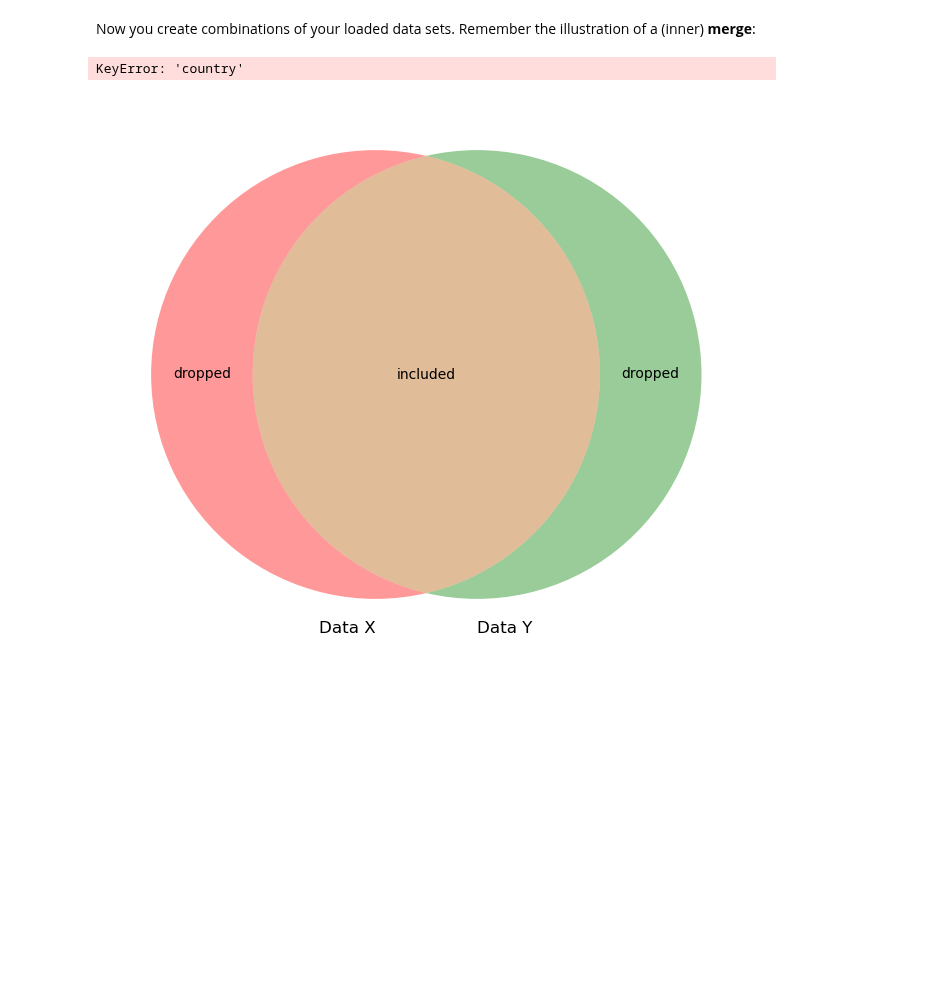
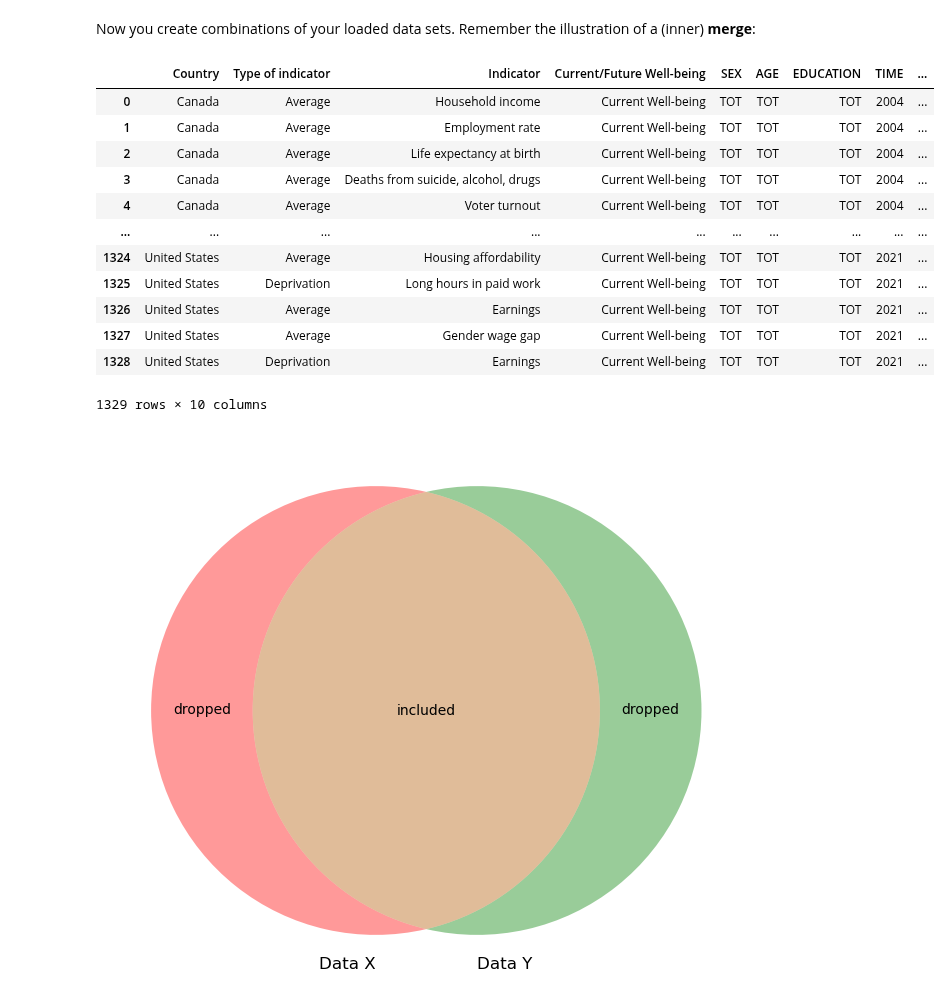
Before and after one commit to NumEconCopenhagen/projects-2023-newteam, a Jupyter notebook: dataproject/dataproject.ipynb, the cells around one changed output. Saved outputs shown, nothing was run; the diff lists cells and outputs as text; code cells hidden in the pictures; blank space fills up the shorter version.

Commit message:
merge and solve some question

```diff
--- a/dataproject/dataproject.ipynb
+++ b/dataproject/dataproject.ipynb
@@ -85,0 +96,7 @@ wb_gdp.head(10)
+# %%
+#reset the index of a DataFrame
+wb_gdp.reset_index(inplace=True)
+wb_gdp.rename(columns = {'country':'Country'}, inplace=True)
+wb_gdp.rename(columns = {'year':'TIME'}, inplace=True)
+
+wb_gdp
@@ -141,10 +176,30 @@ Explain what you see when moving elements of the interactive plot around.
 # Merge data sets
 # %% [markdown]
 Now you create combinations of your loaded data sets. Remember the illustration of a (inner) **merge**:
-# %%
-inner = pd.merge(wlb,wb_gdp,how='inner',on=['Country','TIME'])
-# %% [output]
-KeyError: 'country'
+# %%
+#convert a non-existent column to string data type
+wlb['TIME'] = wlb['TIME'].astype(str)
+wb_gdp['TIME'] = wb_gdp['TIME'].astype(str)
+wlb['Country'] = wlb['Country'].astype(str)
+wb_gdp['Country'] = wb_gdp['Country'].astype(str)
+
+#inner merge
+inner = pd.merge(wlb,wb_gdp,how='inner',on=['Country','TIME'])
+inner
+# %% [output]
+|  | Country | Type of indicator | Indicator | Current/Future Well-being | SEX | AGE | EDUCATION | TIME | ... |
+| 0 | Canada | Average | Household income | Current Well-being | TOT | TOT | TOT | 2004 | ... |
+| 1 | Canada | Average | Employment rate | Current Well-being | TOT | TOT | TOT | 2004 | ... |
+| 2 | Canada | Average | Life expectancy at birth | Current Well-being | TOT | TOT | TOT | 2004 | ... |
+| 3 | Canada | Average | Deaths from suicide, alcohol, drugs | Current Well-being | TOT | TOT | TOT | 2004 | ... |
+| 4 | Canada | Average | Voter turnout | Current Well-being | TOT | TOT | TOT | 2004 | ... |
+| ... | ... | ... | ... | ... | ... | ... | ... | ... | ... |
+| 1324 | United States | Average | Housing affordability | Current Well-being | TOT | TOT | TOT | 2021 | ... |
+| 1325 | United States | Deprivation | Long hours in paid work | Current Well-being | TOT | TOT | TOT | 2021 | ... |
+| 1326 | United States | Average | Earnings | Current Well-being | TOT | TOT | TOT | 2021 | ... |
+| 1327 | United States | Average | Gender wage gap | Current Well-being | TOT | TOT | TOT | 2021 | ... |
+| 1328 | United States | Deprivation | Earnings | Current Well-being | TOT | TOT | TOT | 2021 | ... |
+1329 rows × 10 columns
 # %%
 plt.figure(figsize=(15,7))
 v = venn2(subsets = (4, 4, 10), set_labels = ('Data X', 'Data Y'))
```
Also changed, not shown: parts of 4 cells of this notebook.
